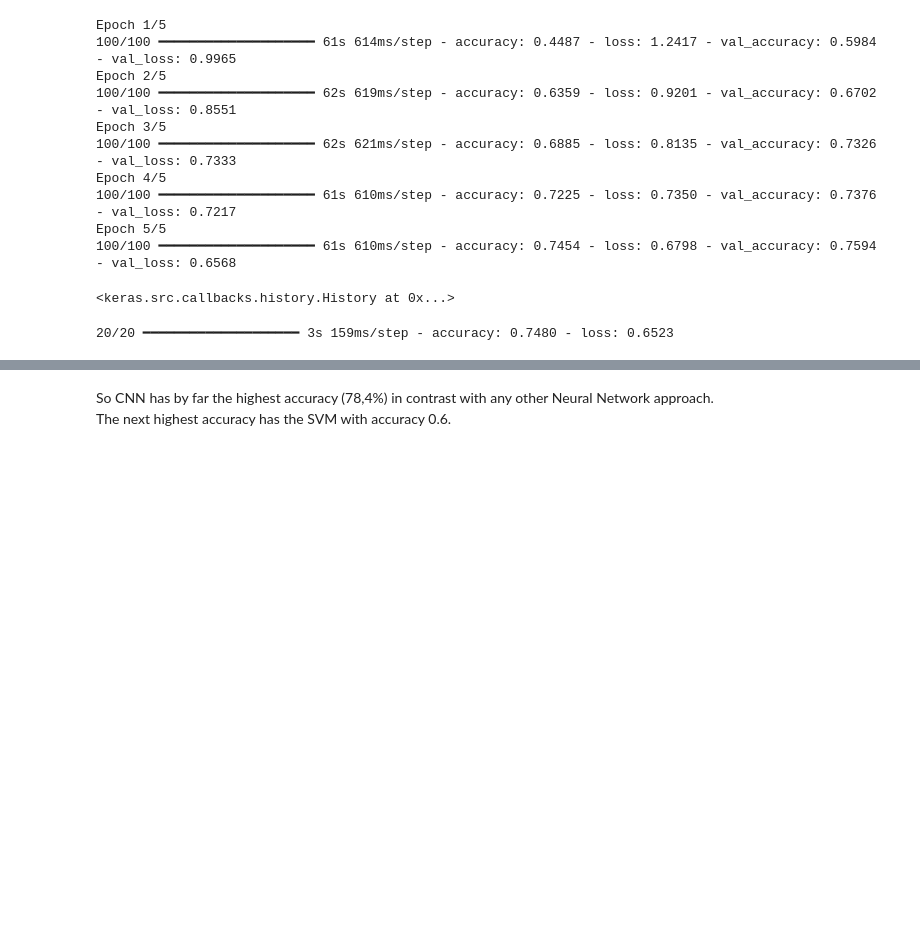
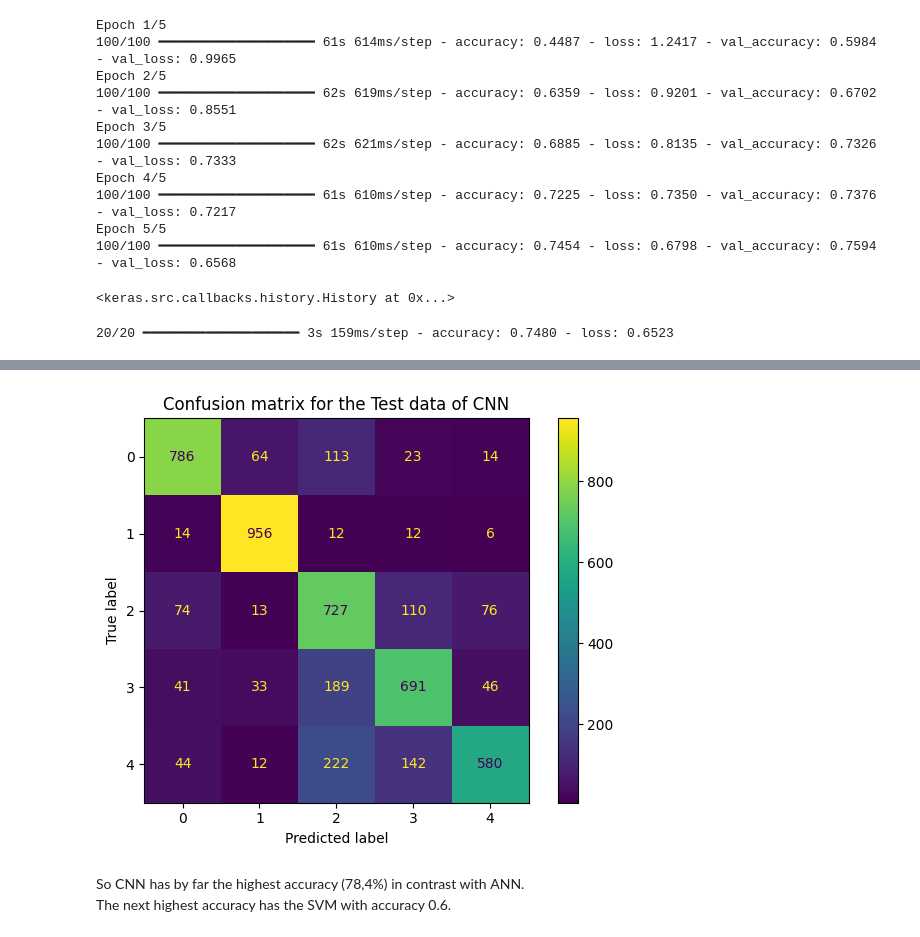
Before and after one commit to CharalamposZisis/Cifar-10, a Jupyter notebook: main.ipynb, the cells around one changed output, grey strips where cells are left out. Saved outputs shown, nothing was run; the diff lists cells and outputs as text; code cells hidden in the pictures; blank space fills up the shorter version.

```diff
--- a/main.ipynb
+++ b/main.ipynb
@@ -395,3 +384,10 @@ Epoch 5/5
 results = model.evaluate(X_test_sub, y_test_sub, batch_size=250)
 # %% [output]
 20/20 ━━━━━━━━━━━━━━━━━━━━ 3s 159ms/step - accuracy: 0.7480 - loss: 0.6523
+# %%
+from sklearn.metrics import confusion_matrix , classification_report
+import numpy as np
+y_pred = model.predict(X_test_sub)
+y_pred_classes = [np.argmax(element) for element in y_pred]
+
+print("Classification Report: \n", classification_report(y_test_sub, y_pred_classes))
@@ -398,2 +408,12 @@ results = model.evaluate(X_test_sub, y_test_sub, batch_size=250)
+# %%
+# Plot Confusion matrix
+cm = confusion_matrix(y_test_sub, y_pred_classes)
+disp = ConfusionMatrixDisplay(confusion_matrix=cm)
+disp.plot()
+plt.title(f'Confusion matrix for the Test data of CNN')
+plt.tight_layout()
+plt.show()
+# %% [output]
+[figure, added]
 # %% [markdown]
-So CNN has by far the highest accuracy (78,4%) in contrast with any other Neural Network approach. <br> The next highest accuracy has the SVM with accuracy 0.6.
+So CNN has by far the highest accuracy (78,4%) in contrast with ΑΝΝ. <br> The next highest accuracy has the SVM with accuracy 0.6.
```
Also changed, not shown: parts of 3 cells of this notebook.
